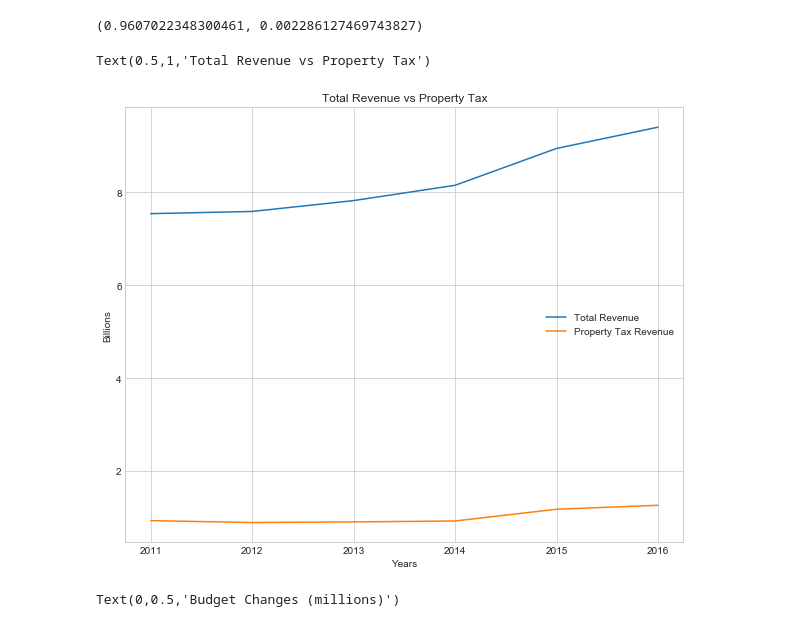
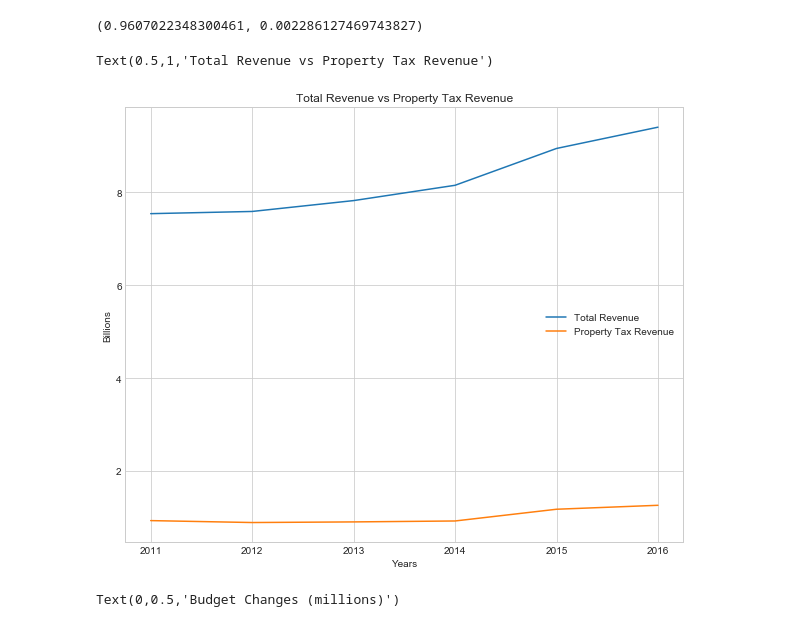
Before and after one commit to Tintin577/chicago_financials, a Jupyter notebook: Project_1_Analysis.ipynb, the cells around one changed output. Saved outputs shown, nothing was run; the diff lists cells and outputs as text; code cells hidden in the pictures.

```diff
--- a/Project_1_Analysis.ipynb
+++ b/Project_1_Analysis.ipynb
@@ -76,19 +92,20 @@ pearsonr(x, y)
 # %% [output]
 (0.9607022348300461, 0.002286127469743827)
 # %%
+# plot Chicago total revenue vs property tax revenue
 plt.figure(figsize=(10,8))
 
 plt.plot(Ttest['Year'], (Ttest['Total Revenue']/1000000000))
 plt.plot(Ttest['Year'], (Ttest['Property Tax Revenue']/1000000000))
 
 sns.set_style("whitegrid")
 plt.legend(loc="right")
 plt.ylabel("Billions")
 plt.xlabel("Years")
-plt.title("Total Revenue vs Property Tax")
+plt.title("Total Revenue vs Property Tax Revenue")
 # %% [output]
-Text(0.5,1,'Total Revenue vs Property Tax')
+Text(0.5,1,'Total Revenue vs Property Tax Revenue')
-[figure, old version]
+[figure, new version]
 # %%
 # empty lists to append employee data to
 ticks1 = []
```
Also changed, not shown: parts of 4 cells of this notebook, 12 other files.
